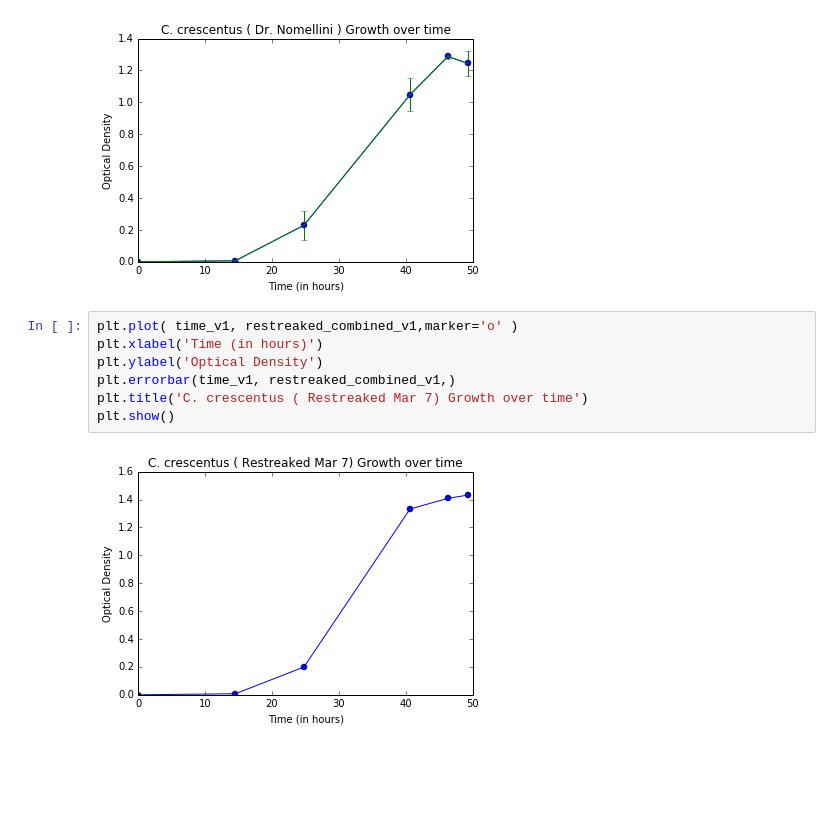
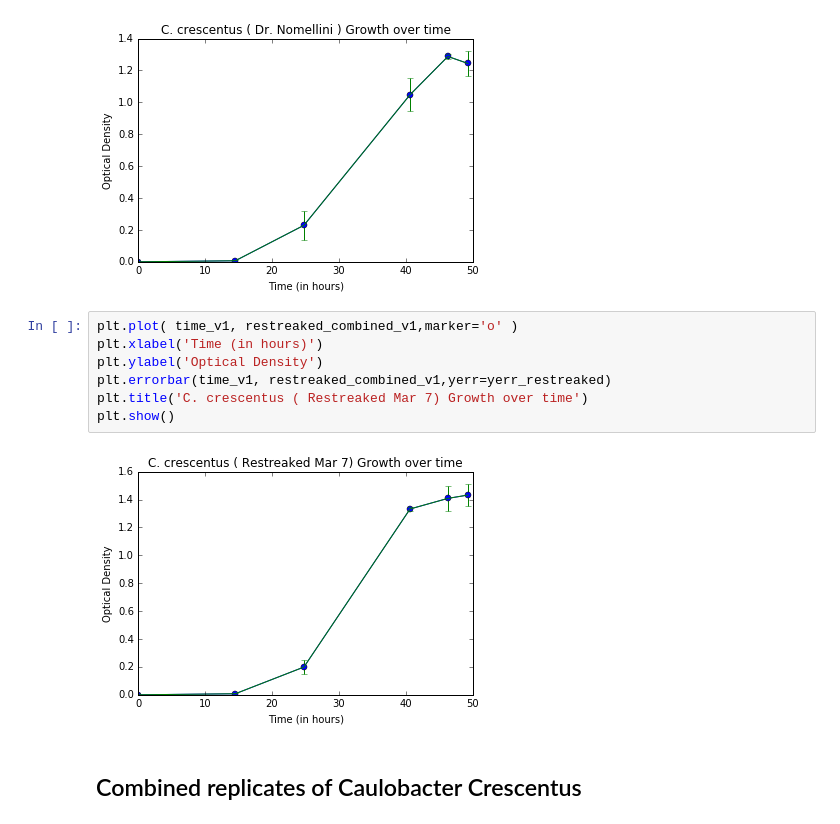
Before and after one commit to vaastav/MathematicalModellingiGEM, a Jupyter notebook: CaulobacterModel.ipynb, the cells around one changed output. Saved outputs shown, nothing was run; the diff lists cells and outputs as text; blank space fills up the shorter version.

```diff
--- a/CaulobacterModel.ipynb
+++ b/CaulobacterModel.ipynb
@@ -38,9 +38,11 @@ plt.show()
 # %%
 plt.plot( time_v1, restreaked_combined_v1,marker='o' )
 plt.xlabel('Time (in hours)')
 plt.ylabel('Optical Density')
-plt.errorbar(time_v1, restreaked_combined_v1,)
+plt.errorbar(time_v1, restreaked_combined_v1,yerr=yerr_restreaked)
 plt.title('C. crescentus ( Restreaked Mar 7) Growth over time')
 plt.show()
 # %% [output]
-[figure, old version]
+[figure, new version]
+# %% [markdown]
+## Combined replicates of Caulobacter Crescentus
```
Also changed, not shown: parts of 2 cells of this notebook.
